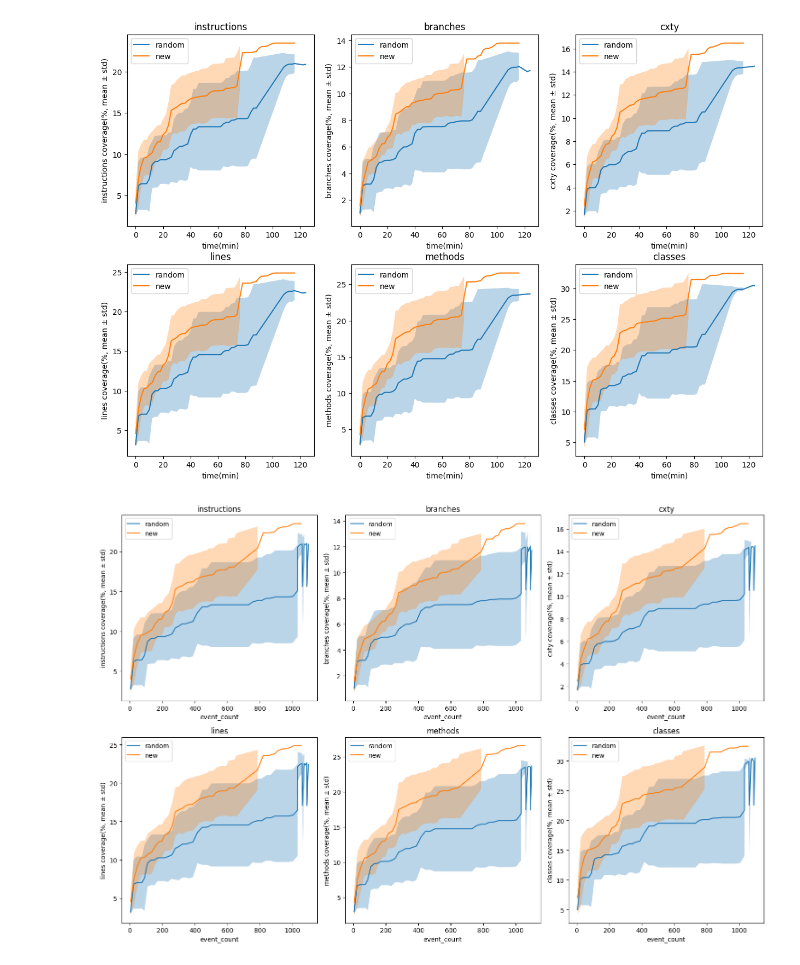
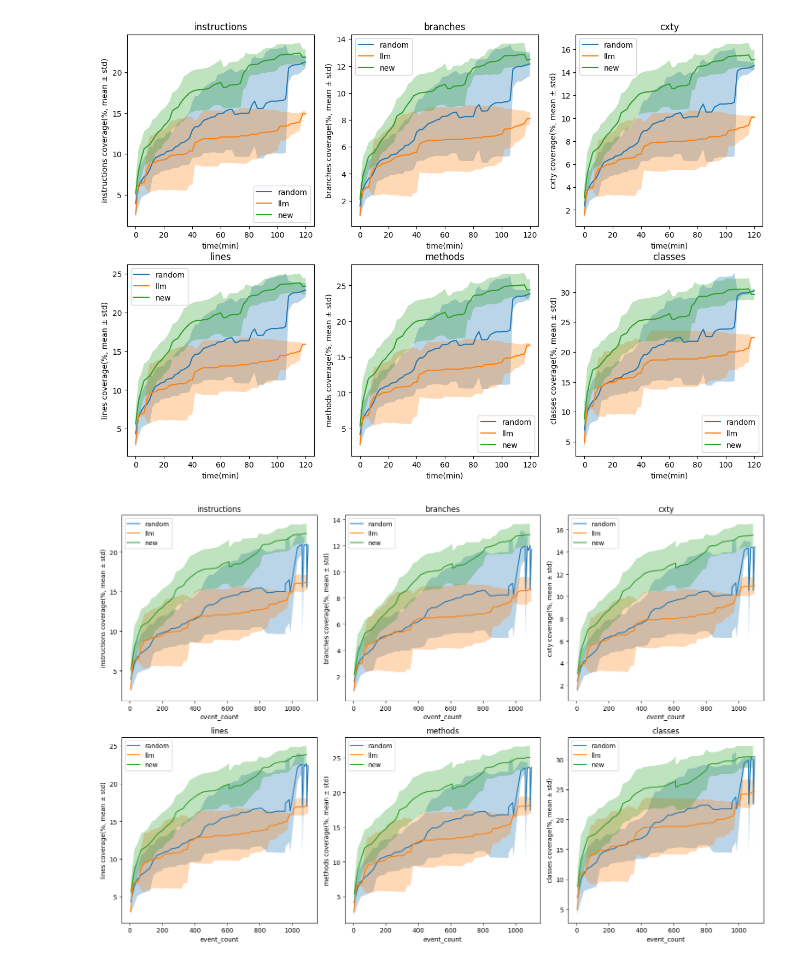
Before and after one commit to llipengda/kea-test, a Jupyter notebook: analysis/anki.ipynb, the cells around one changed output. Cells and saved outputs as stored; diff of their text form; code cells hidden in the pictures.

```diff
--- a/analysis/anki.ipynb
+++ b/analysis/anki.ipynb
@@ -1,17 +1,25 @@
 # %%
 random_folders = [
-    '../output/com.ichi2.anki.debug/2025-05-05T23.21.18/',
+    '../output/com.ichi2.anki.debug/2025-05-05T23.21.18',
     '../output/com.ichi2.anki.debug/2025-05-06T01.43.50',
-    '../output/com.ichi2.anki.debug/2025-05-06T03.35.42'
+    '../output/com.ichi2.anki.debug/2025-05-06T03.35.42',
+    '../output/com.ichi2.anki.debug/2025-05-06T21.22.10',
+    '../output/com.ichi2.anki.debug/2025-05-08T03.05.45',
+    '../output/com.ichi2.anki.debug/2025-05-08T04.36.23'
 ]
 
 llm_folders = [
+    '../output/com.ichi2.anki.debug/2025-05-07T17.51.59',
+    '../output/com.ichi2.anki.debug/2025-05-07T20.26.33'
 ]
 
 new_folders = [
     '../output/com.ichi2.anki.debug/2025-05-06T13.45.44',
     '../output/com.ichi2.anki.debug/2025-05-06T16.58.17',
-    '../output/com.ichi2.anki.debug/2025-05-06T18.31.36'
+    '../output/com.ichi2.anki.debug/2025-05-06T18.31.36',
+    '../output/com.ichi2.anki.debug/2025-05-07T02.24.37',
+    '../output/com.ichi2.anki.debug/2025-05-07T04.44.46',
+    '../output/com.ichi2.anki.debug/2025-05-07T07.05.08'
 ]
 
 random_files = [f + '/coverage/coverage.csv' for f in random_folders]
@@ -39,47 +47,48 @@ def draw(files: list[str], name: str):
 
     df_grouped.columns = ['index'] + [f'{col}_{stat}' for col in ['instructions', 'branches', 'cxty', 'lines', 'methods', 'classes'] for stat in ['mean', 'std']] + ['event_count']
 
-    df_grouped = df_grouped[df_grouped['event_count'] <= 1100]
+    data = df_grouped[df_grouped['index'] <= 60]
 
     cols = ['instructions', 'branches', 'cxty', 'lines', 'methods', 'classes']
 
     for i, col in enumerate(cols):
         ax = axs_time[i // 3, i % 3]
-        y = df_grouped[f'{col}_mean']
-        yerr = df_grouped[f'{col}_std']
-        x = df_grouped['index']
+        y = data[f'{col}_mean']
+        yerr = data[f'{col}_std']
+        x = data['index']
         ax.plot(x * 2, y, label=name)
         ax.fill_between(x * 2, y - yerr, y + yerr, alpha=0.3)
         ax.set_title(col)
         ax.set_xlabel('time(min)')
         ax.set_ylabel(f'{col} coverage(%, mean ± std)')
         ax.legend()
 
-    df_grouped = df_grouped.sort_values(by='event_count')
+    data = df_grouped[df_grouped['event_count'] <= 1100]
+    data = data.sort_values(by='event_count')
 
     for i, col in enumerate(cols):
         ax = axs_event[i // 3, i % 3]
-        y = df_grouped[f'{col}_mean']
-        yerr = df_grouped[f'{col}_std']
-        x = df_grouped['event_count']
+        y = data[f'{col}_mean']
+        yerr = data[f'{col}_std']
+        x = data['event_count']
         ax.plot(x, y, label=name)
         ax.fill_between(x, y - yerr, y + yerr, alpha=0.3)
         ax.set_title(col)
         ax.set_xlabel('event_count')
         ax.set_ylabel(f'{col} coverage(%, mean ± std)')
         ax.legend()
 
     plt.tight_layout()
 
 
 draw(random_files, 'random')
-# draw(llm_files, 'llm')
+draw(llm_files, 'llm')
 draw(new_files, 'new')
 
 plt.show()
 # %% [output]
-[figure, old version]
+[figure, new version]
-[figure, old version]
+[figure, new version]
 # %%
 import os
 
```
Also changed, not shown: 15 other files.
